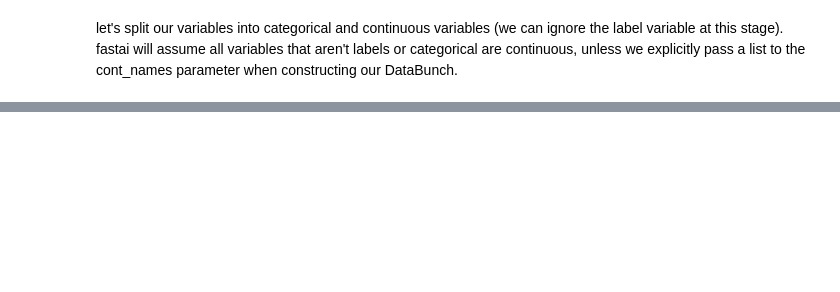
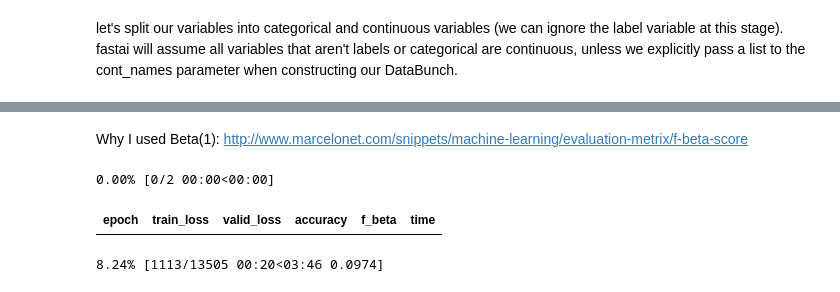
Before and after one commit to gmaggiotti/fastai, a Jupyter notebook: notebooks/ER_estimator.ipynb, the cells around one changed output, grey strips where cells are left out. Saved outputs shown, nothing was run; the diff lists cells and outputs as text; code cells hidden in the pictures; blank space fills up the shorter version.

```diff
--- a/notebooks/ER_estimator.ipynb
+++ b/notebooks/ER_estimator.ipynb
@@ -73,0 +107,11 @@ cat_names
+# %% [markdown]
+Why I used Beta(1):
+http://www.marcelonet.com/snippets/machine-learning/evaluation-metrix/f-beta-score
+# %%
+f1_score =FBeta(average='macro',beta = 1) #partial(fbeta, thresh=0.2, beta = 1)
+learn = tabular_learner(data, layers=[200,100], emb_szs={'r_platform': 10}, metrics=[accuracy,f1_score])
+learn.fit_one_cycle(2)
+# %% [output]
+0.00% [0/2 00:00<00:00]
+| epoch | train_loss | valid_loss | accuracy | f_beta | time |
+8.24% [1113/13505 00:20<03:46 0.0974]
```
Also changed, not shown: parts of 18 cells of this notebook, 1 other file.
